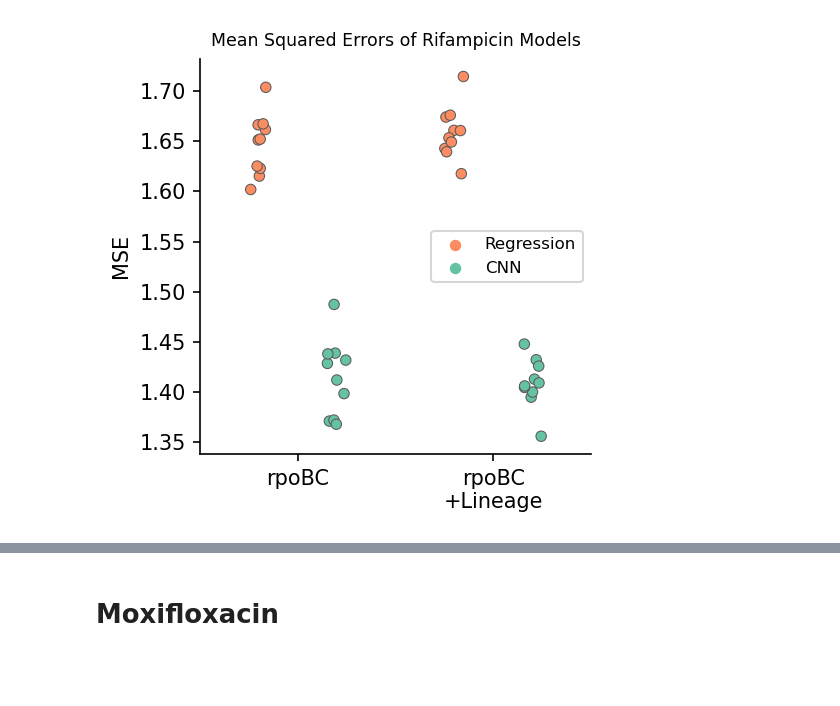
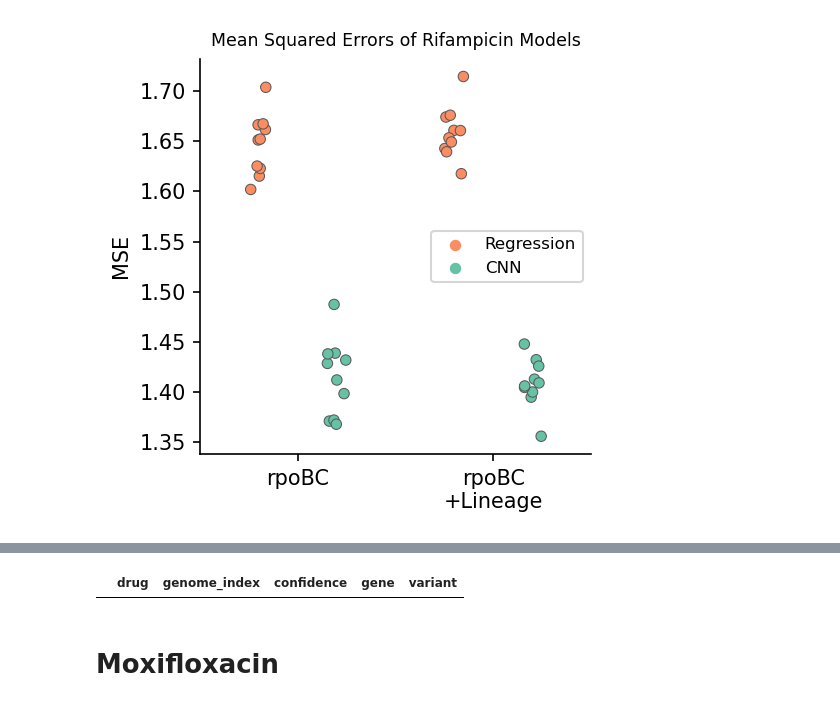
Before and after one commit to sanju99/MtbQuantCNN, a Jupyter notebook: analysis/performance_metrics.ipynb, the cells around one changed output, grey strips where cells are left out. Saved outputs shown, nothing was run; the diff lists cells and outputs as text; code cells hidden in the pictures; blank space fills up the shorter version.

```diff
--- a/analysis/performance_metrics.ipynb
+++ b/analysis/performance_metrics.ipynb
@@ -434,3 +459,7 @@ plot_model_results(rif_rpoBC_compare.query("Group != 1"), "Group", "MSE", "Mean
+# %%
+rif_cat12_variants.loc[rif_cat12_variants["variant"].str.contains("516")]
+# %% [output]
+|  | drug | genome_index | confidence | gene | variant |
 # %% [markdown]
 # Moxifloxacin
 # %%
```
Also changed, not shown: parts of 4 cells of this notebook, 3 other files.
